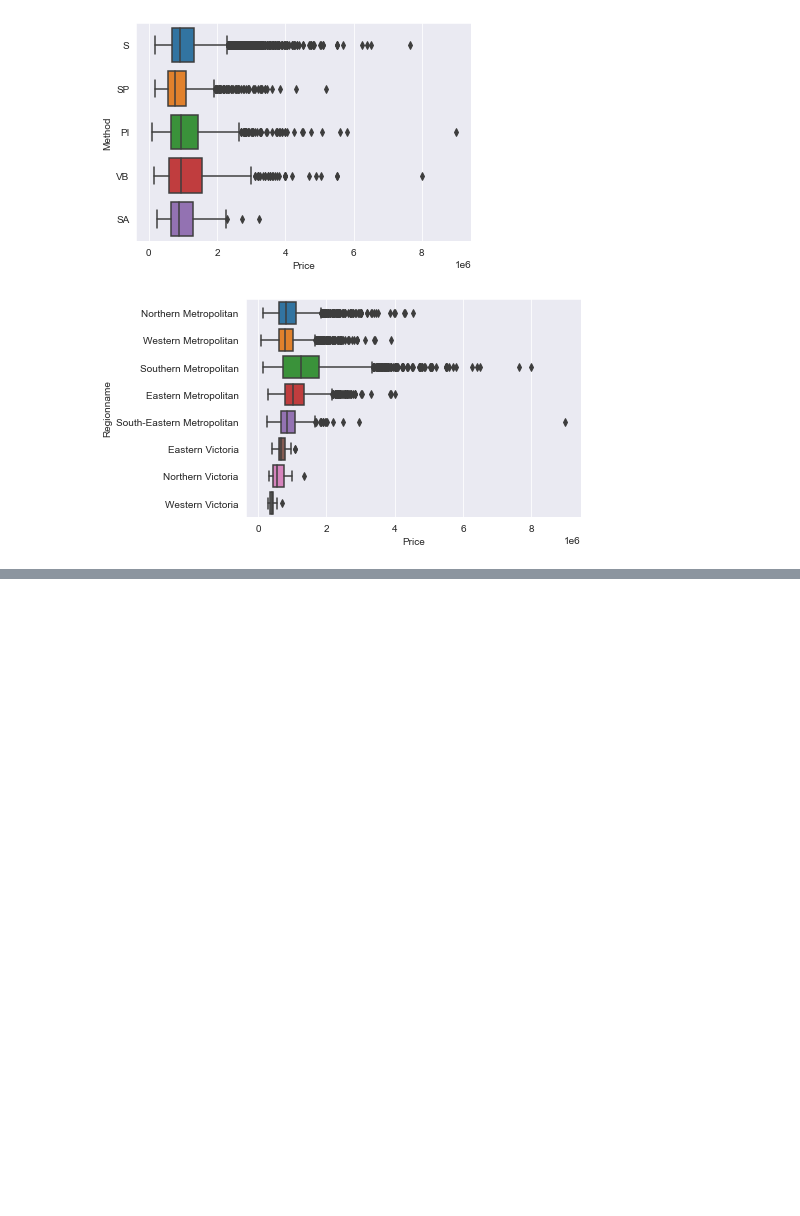
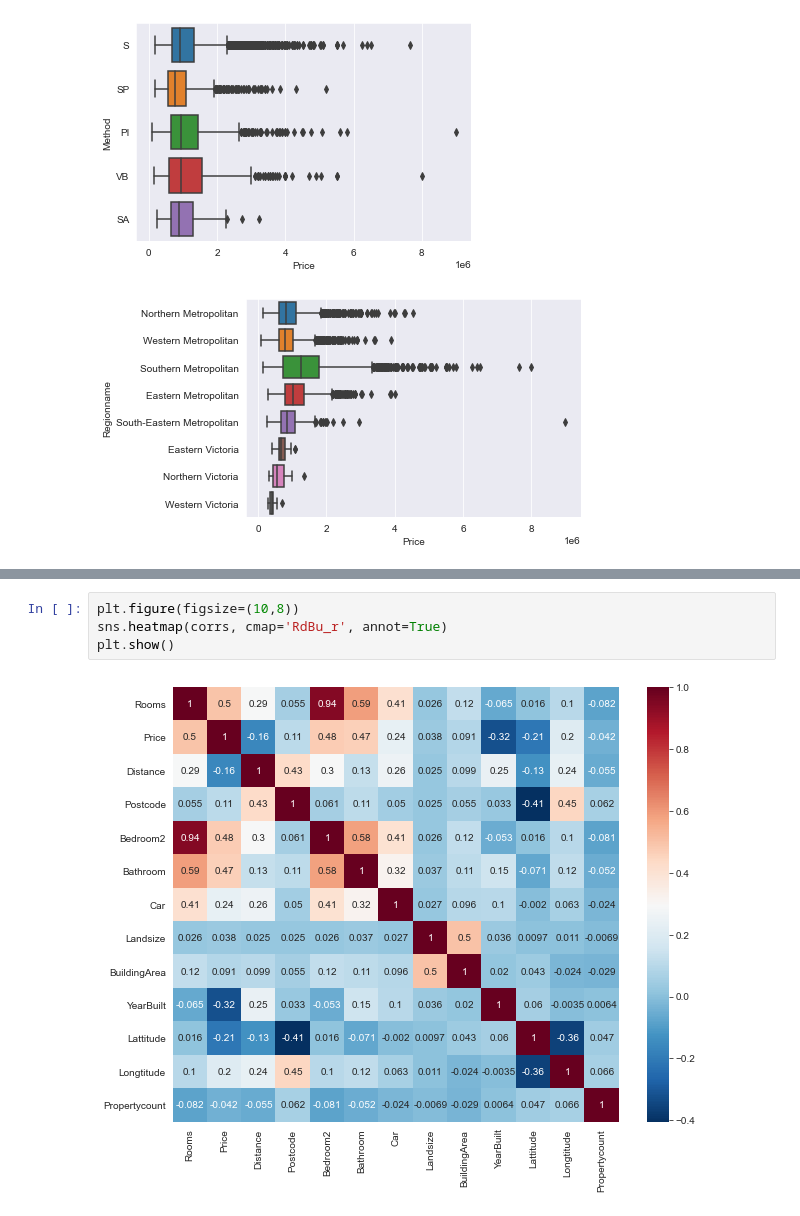
Before and after one commit to macapagithub/report_kids, a Jupyter notebook: EDA.ipynb, the cells around one changed output, grey strips where cells are left out. Saved outputs shown, nothing was run; the diff lists cells and outputs as text; blank space fills up the shorter version.

```diff
--- a/EDA.ipynb
+++ b/EDA.ipynb
@@ -134,3 +134,9 @@ corrs
 | Lattitude | 0.015948 | -0.212934 | -0.130723 | -0.406104 | 0.015925 | -0.070594 | -0.001963 | 0.009695 | 0.043420 | 0.060445 | ... |
 | Longtitude | 0.100771 | 0.203656 | 0.239425 | 0.445357 | 0.102238 | 0.118971 | 0.063395 | 0.010833 | -0.023810 | -0.003470 | ... |
 | Propertycount | -0.081530 | -0.042153 | -0.054910 | 0.062304 | -0.081350 | -0.052201 | -0.024295 | -0.006854 | -0.028840 | 0.006361 | ... |
+# %%
+plt.figure(figsize=(10,8))
+sns.heatmap(corrs, cmap='RdBu_r', annot=True)
+plt.show()
+# %% [output]
+[figure, added]
```
Also changed, not shown: 11 other files.
